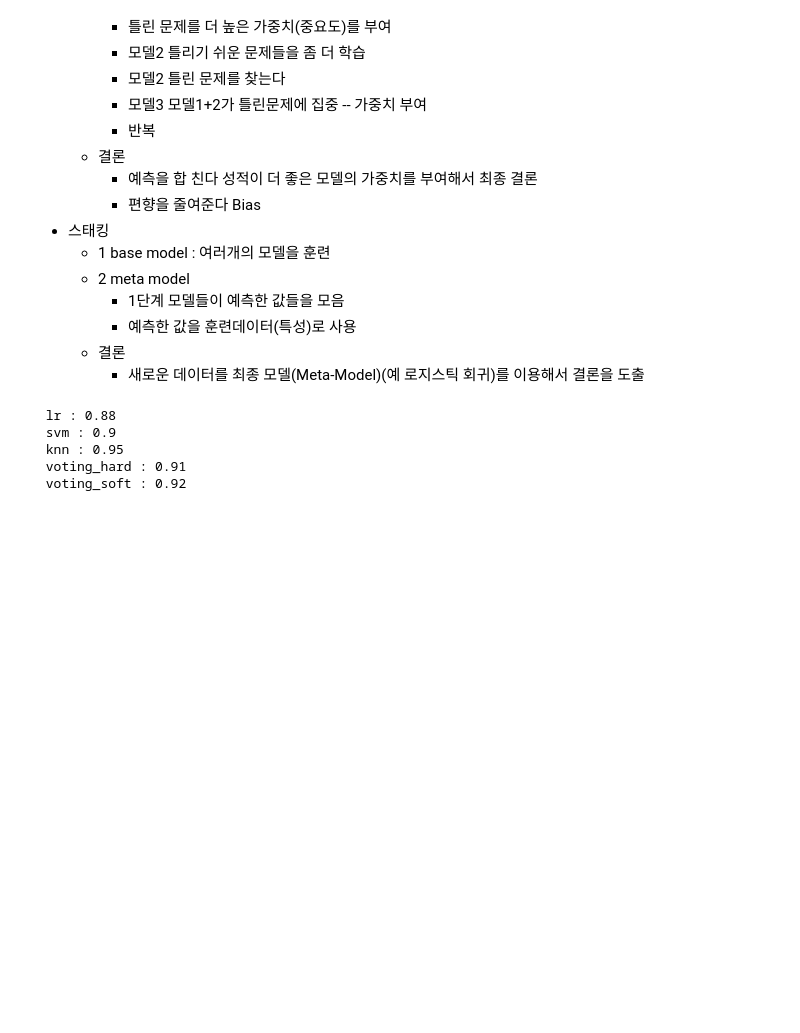
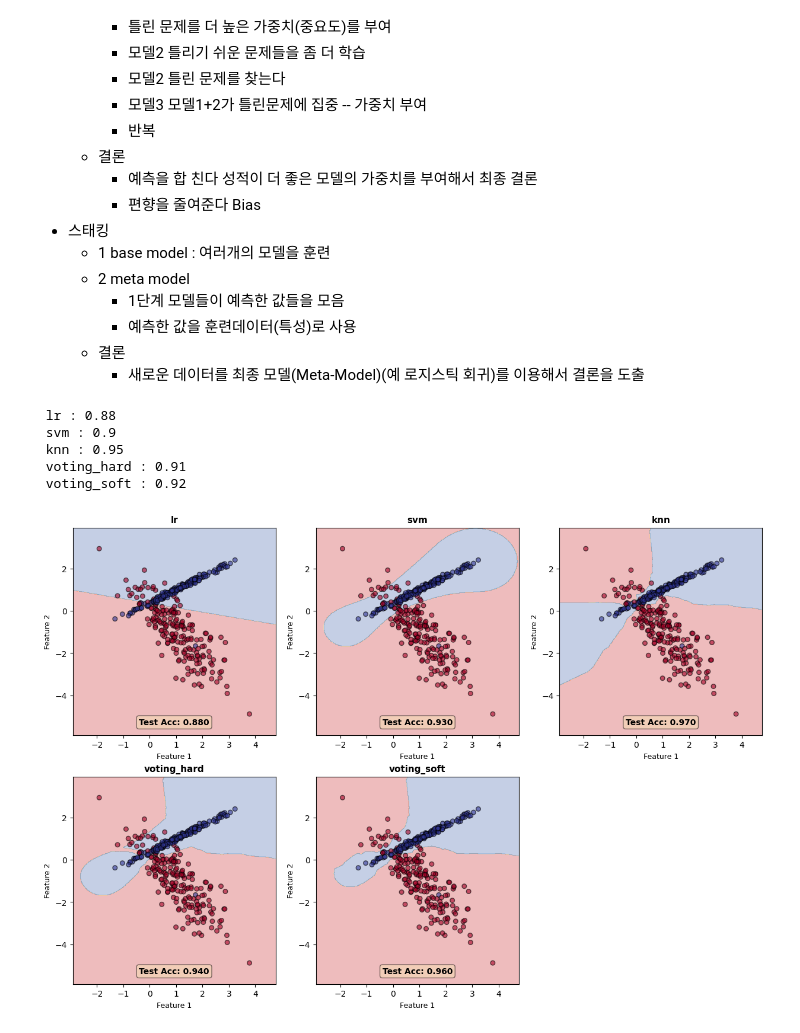
Before and after one commit to djdjdjdfh1/python_basic, a Jupyter notebook: marchine-learning/03.ensemble.ipynb, the cells around one changed output. Drawn from its saved outputs; the diff is of its cells as text; code cells hidden in the pictures; blank space fills up the shorter version.

```diff
--- a/marchine-learning/03.ensemble.ipynb
+++ b/marchine-learning/03.ensemble.ipynb
@@ -96,3 +96,77 @@ for name, model in models:
  knn : 0.95
  voting_hard : 0.91
  voting_soft : 0.92
+# %%
+# 데이터 생성
+from sklearn.datasets import make_classification
+from sklearn.model_selection import train_test_split
+import numpy as np
+from sklearn.linear_model import LogisticRegression
+from sklearn.svm import SVC
+from sklearn.neighbors import KNeighborsClassifier
+from sklearn.ensemble import VotingClassifier
+import matplotlib.pylab as plt
+
+X,y =  make_classification(n_samples=500, n_features=2,random_state=42,n_redundant=0,n_clusters_per_class=1)
+np.unique(y,return_counts=True), X.shape
+x_train,x_test,y_train,y_test = train_test_split(X,y,test_size=0.2,random_state=42)
+
+# 개별모델 생성 학습
+lr = LogisticRegression(random_state=42)
+svm = SVC(random_state=42,probability=True)
+knn = KNeighborsClassifier()
+lr.fit(x_train,y_train) ; svm.fit(x_train,y_train) ; knn.fit(x_train,y_train)
+
+
+# 보팅 앙상블
+voting_hard = VotingClassifier(estimators=[('lr',lr),('svm',svm),('knn',knn)],voting='hard')
+voting_soft = VotingClassifier(estimators=[('lr',lr),('svm',svm),('knn',knn)],voting='soft')
+
+voting_hard.fit(x_train, y_train)
+voting_soft.fit(x_train, y_train)
+
+models  = [
+    ('lr',lr),
+    ('svm',svm),
+    ('knn',knn),
+    ('voting_hard',voting_hard),
+    ('voting_soft',voting_soft)
+           ]
+
+# 결정 경계 시각화
+def plot_decision_boundary(model, X, y, title, ax):
+    h = 0.02
+    x_min, x_max = X[:, 0].min() - 1, X[:, 0].max() + 1
+    y_min, y_max = X[:, 1].min() - 1, X[:, 1].max() + 1
+    xx, yy = np.meshgrid(np.arange(x_min, x_max, h),
+                         np.arange(y_min, y_max, h))
+
+    Z = model.predict(np.c_[xx.ravel(), yy.ravel()])
+    Z = Z.reshape(xx.shape)
+
+    ax.contourf(xx, yy, Z, alpha=0.3, cmap=plt.cm.RdYlBu)
+    ax.scatter(X[:, 0], X[:, 1], c=y, cmap=plt.cm.RdYlBu,
+              edgecolor='black', s=30, alpha=0.6)
+    ax.set_title(title, fontsize=11, weight='bold')
+    ax.set_xlabel('Feature 1', fontsize=9)
+    ax.set_ylabel('Feature 2', fontsize=9)
+
+# 5개 서브플롯 생성
+fig, axes = plt.subplots(2, 3, figsize=(15, 10))
+
+for idx, (title ,model) in enumerate(models):
+  row = idx // 3
+  col = idx % 3
+  plot_decision_boundary(model, x_train, y_train, title, axes[row, col])
+
+  # 정확도 표시
+  score = model.score(x_test, y_test)
+  axes[row, col].text(0.5, 0.05, f'Test Acc: {score:.3f}',
+                      transform=axes[row, col].transAxes,
+                      ha='center', fontsize=10, weight='bold',
+                      bbox=dict(boxstyle='round', facecolor='wheat', alpha=0.5))
+
+# 마지막 서브플롯 제거
+axes[1, 2].remove()
+# %% [output]
+[figure, added]
```
Also changed, not shown: parts of 7 cells of this notebook, 4 other files.
